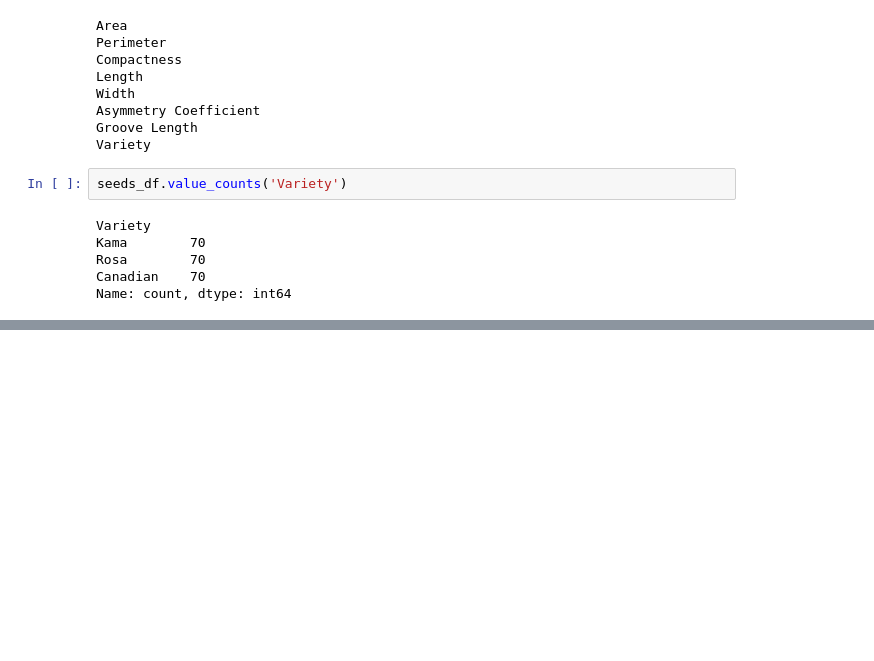
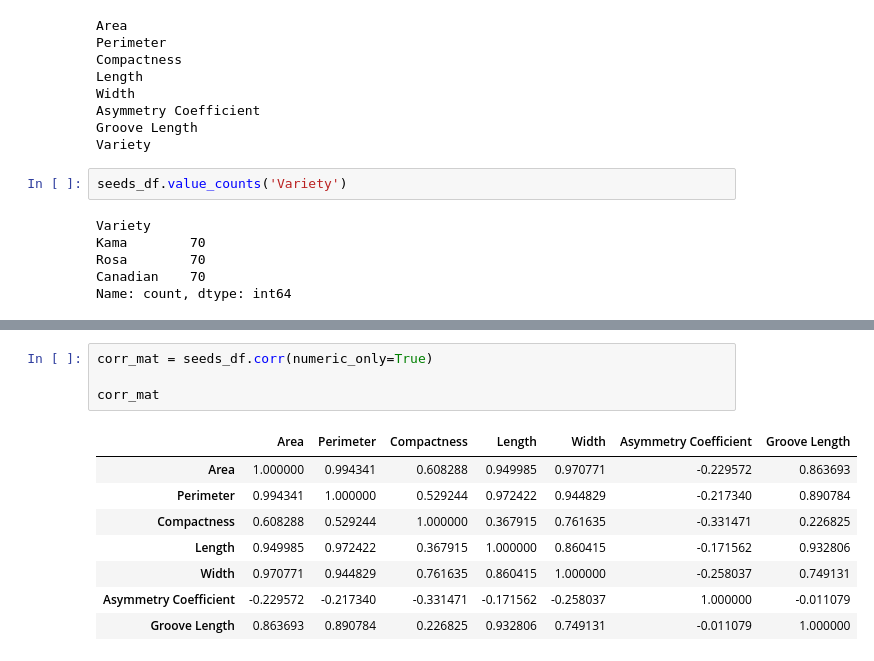
Before and after one commit to kaylamasson/CM3151-machine-learning-kaylamasson, a Jupyter notebook: seeds_classification.ipynb, the cells around one changed output, grey strips where cells are left out. Saved outputs shown, nothing was run; the diff lists cells and outputs as text; blank space fills up the shorter version.

```diff
--- a/seeds_classification.ipynb
+++ b/seeds_classification.ipynb
@@ -174,0 +210,13 @@ Name: count, dtype: int64
+# %%
+corr_mat = seeds_df.corr(numeric_only=True)
+
+corr_mat
+# %% [output]
+|  | Area | Perimeter | Compactness | Length | Width | Asymmetry Coefficient | Groove Length |
+| Area | 1.000000 | 0.994341 | 0.608288 | 0.949985 | 0.970771 | -0.229572 | 0.863693 |
+| Perimeter | 0.994341 | 1.000000 | 0.529244 | 0.972422 | 0.944829 | -0.217340 | 0.890784 |
+| Compactness | 0.608288 | 0.529244 | 1.000000 | 0.367915 | 0.761635 | -0.331471 | 0.226825 |
+| Length | 0.949985 | 0.972422 | 0.367915 | 1.000000 | 0.860415 | -0.171562 | 0.932806 |
+| Width | 0.970771 | 0.944829 | 0.761635 | 0.860415 | 1.000000 | -0.258037 | 0.749131 |
+| Asymmetry Coefficient | -0.229572 | -0.217340 | -0.331471 | -0.171562 | -0.258037 | 1.000000 | -0.011079 |
+| Groove Length | 0.863693 | 0.890784 | 0.226825 | 0.932806 | 0.749131 | -0.011079 | 1.000000 |
```
Also changed, not shown: parts of 11 cells of this notebook.
